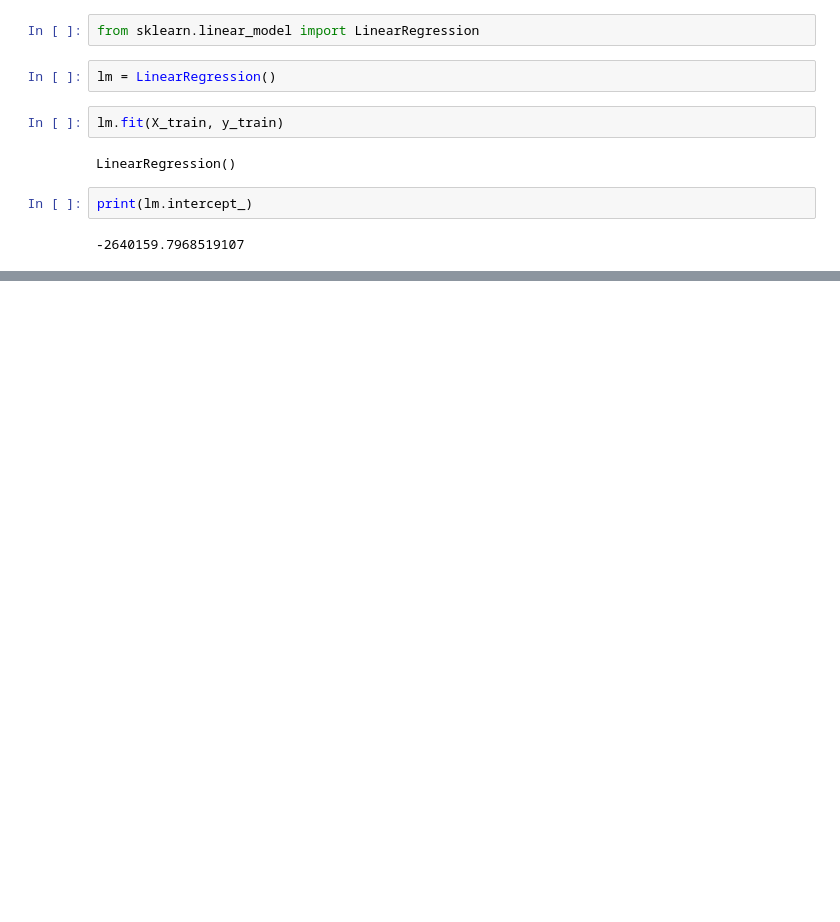
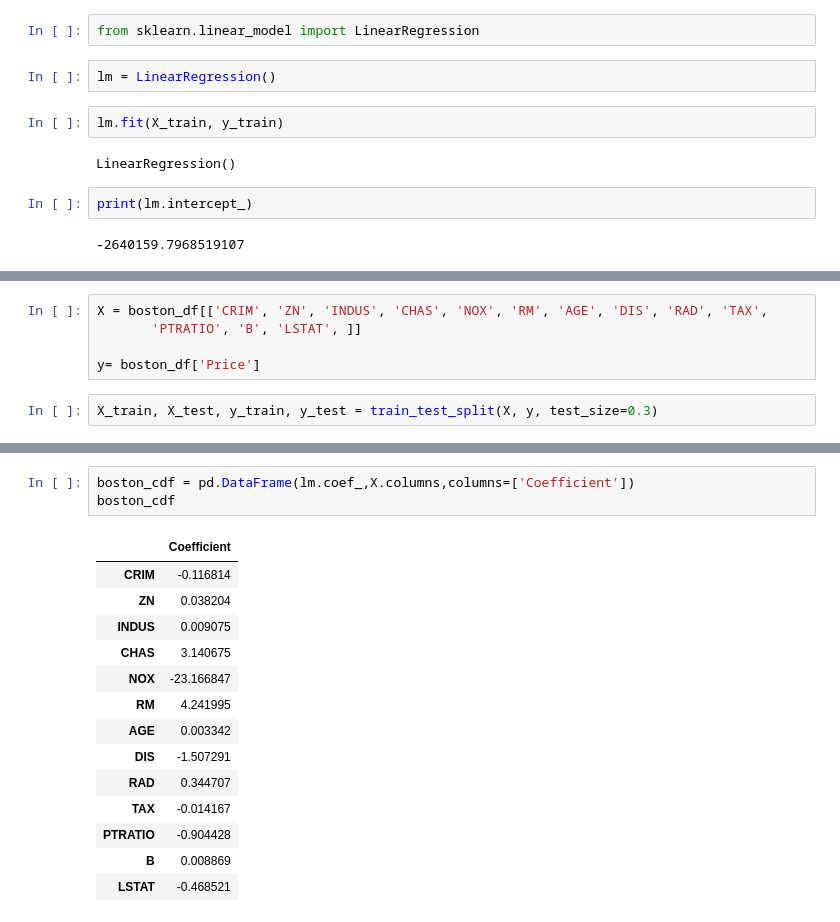
Before and after one commit to Gbohunmi/Python-for-Data-Science-and-Machine-Learning-Bootcamp-master, a Jupyter notebook: 11-Linear-Regression/Linear_Regression.ipynb, the cells around one changed output, grey strips where cells are left out. Cells and saved outputs as stored; diff of their text form; blank space fills up the shorter version.

```diff
--- a/11-Linear-Regression/Linear_Regression.ipynb
+++ b/11-Linear-Regression/Linear_Regression.ipynb
@@ -84,0 +137,7 @@ print(lm.intercept_)
+# %%
+X = boston_df[['CRIM', 'ZN', 'INDUS', 'CHAS', 'NOX', 'RM', 'AGE', 'DIS', 'RAD', 'TAX',
+       'PTRATIO', 'B', 'LSTAT', ]]
+
+y= boston_df['Price']
+# %%
+X_train, X_test, y_train, y_test = train_test_split(X, y, test_size=0.3)
@@ -84,0 +148,18 @@ print(lm.intercept_)
+# %%
+boston_cdf = pd.DataFrame(lm.coef_,X.columns,columns=['Coefficient'])
+boston_cdf
+# %% [output]
+|  | Coefficient |
+| CRIM | -0.116814 |
+| ZN | 0.038204 |
+| INDUS | 0.009075 |
+| CHAS | 3.140675 |
+| NOX | -23.166847 |
+| RM | 4.241995 |
+| AGE | 0.003342 |
+| DIS | -1.507291 |
+| RAD | 0.344707 |
+| TAX | -0.014167 |
+| PTRATIO | -0.904428 |
+| B | 0.008869 |
+| LSTAT | -0.468521 |
```
Also changed, not shown: parts of 6 cells of this notebook.
